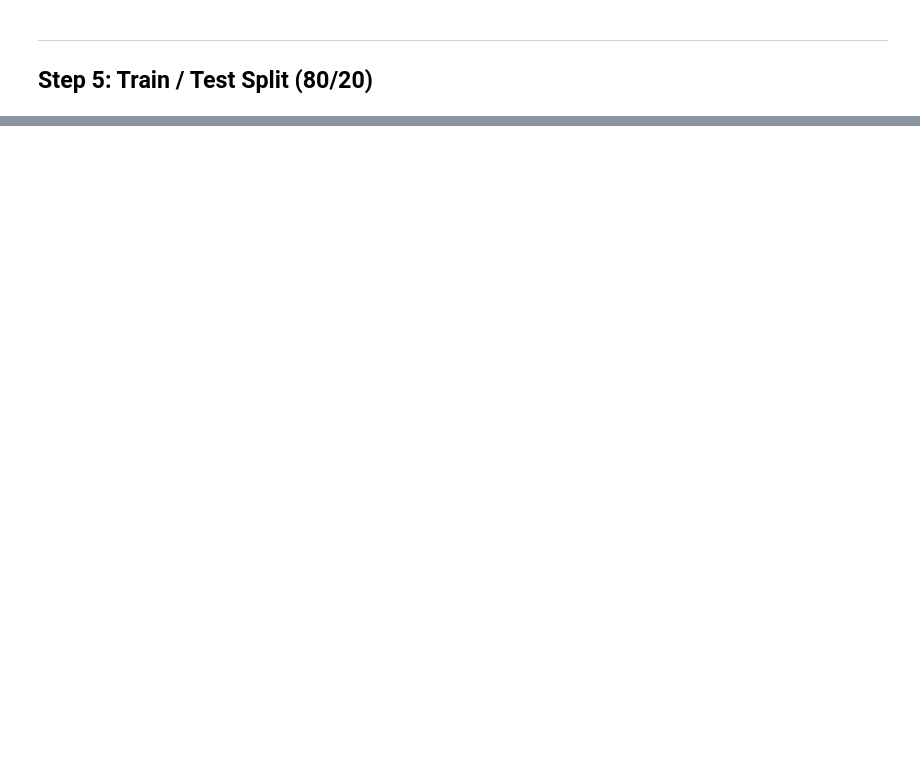
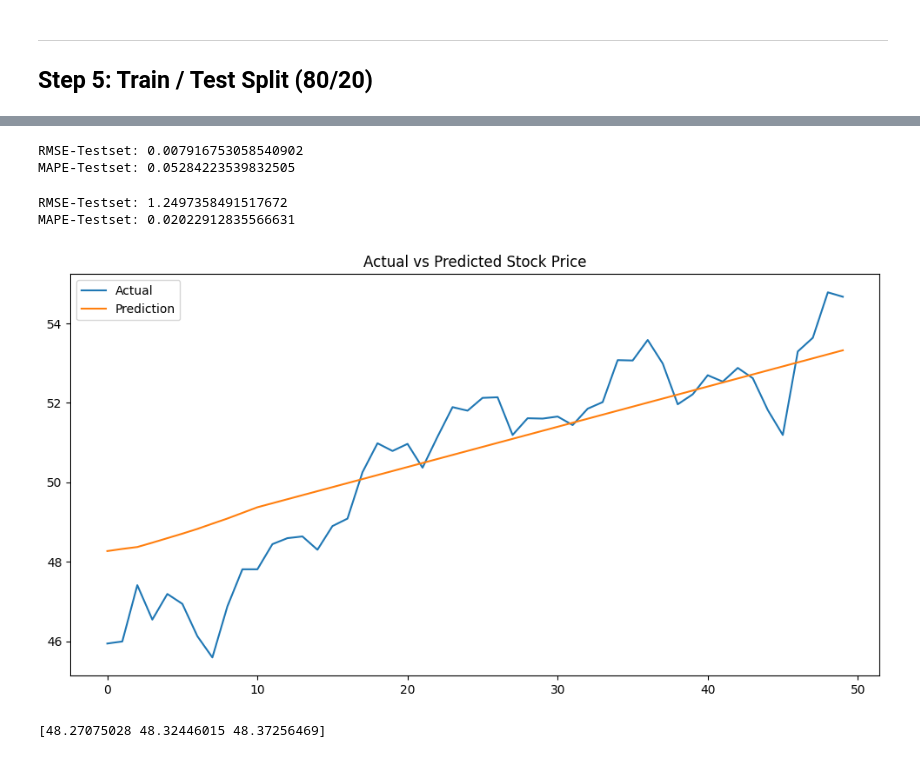
Before and after one commit to Umadevi95/Timeseries-Analysis.., a Jupyter notebook: TSA_with_ARMA.ipynb, the cells around one changed output, grey strips where cells are left out. Cells and saved outputs as stored; diff of their text form; code cells hidden in the pictures; blank space fills up the shorter version.

```diff
--- a/TSA_with_ARMA.ipynb
+++ b/TSA_with_ARMA.ipynb
@@ -291,0 +80,5 @@ Max value after scaling: 1.0000
+# %%
+from sklearn.preprocessing import MinMaxScaler
+Ms=MinMaxScaler()
+data1=Ms.fit_transform(stk_data[["Close"]])
+print("Len:",data1.shape)
@@ -402,0 +124,18 @@ forecast_stock_price_test_oriF
+# %%
+from sklearn.metrics import mean_squared_error
+from stockFunctions import rmsemape
+trend=['n','t','c','ct']
+order=[(0,0,1),(0,0,2)]
+from statsmodels.tsa.arima.model import ARIMA
+for td in trends:
+    #print(td)
+    #trendslist.append(i)
+    model = ARIMA(X_train,order=(0,0,10),trend=td)
+    model_fit = model.fit()
+    # make prediction
+    y_pred= model_fit.predict( len(X_train),len(data1)-1)
+    #print(y_pred)
+    from stockFunctions import rmsemape
+    print("Trends={}".format(td))
+    rmsemape(y_test,y_pred)
+    print("***********")
@@ -402,0 +186,42 @@ forecast_stock_price_test_oriF
+# %%
+rmsemape(X_test, y_pred_test)
+# %% [output]
+RMSE-Testset: 0.007916753058540902
+MAPE-Testset: 0.05284223539832505
+# %%
+# 1️⃣ Forecast
+y_pred_scaled = model_fit.forecast(steps=len(X_test))
+
+# 2️⃣ Inverse both
+y_pred_original = Ms.inverse_transform(
+    y_pred_scaled.reshape(-1,1)
+).flatten()
+
+X_test_original = Ms.inverse_transform(
+    X_test.reshape(-1,1)
+).flatten()
+
+# 3️⃣ Evaluate
+rmsemape(X_test_original, y_pred_original)
+# %% [output]
+RMSE-Testset: 1.2497358491517672
+MAPE-Testset: 0.02022912835566631
+# %%
+plt.figure(figsize=(12,6))
+plt.plot(X_test_original, label="Actual")
+plt.plot(y_pred_original, label="Prediction")
+plt.legend()
+plt.title("Actual vs Predicted Stock Price")
+plt.show()
+# %% [output]
+[figure, added]
+# %%
+future_scaled = model_fit.forecast(steps=3)
+
+future_original = Ms.inverse_transform(
+    future_scaled.reshape(-1,1)
+).flatten()
+
+print(future_original)
+# %% [output]
+[48.27075028 48.32446015 48.37256469]
```
Also changed, not shown: parts of 33 cells of this notebook.
